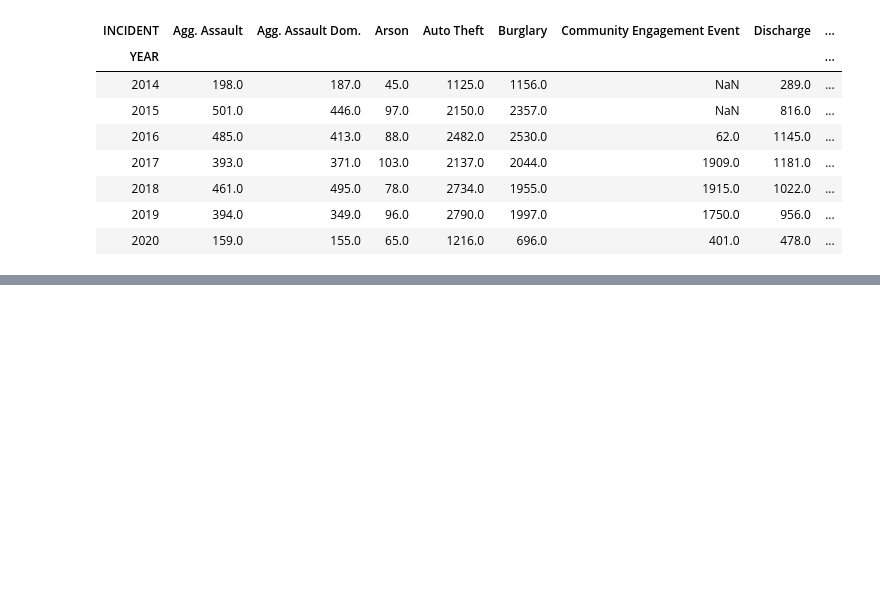
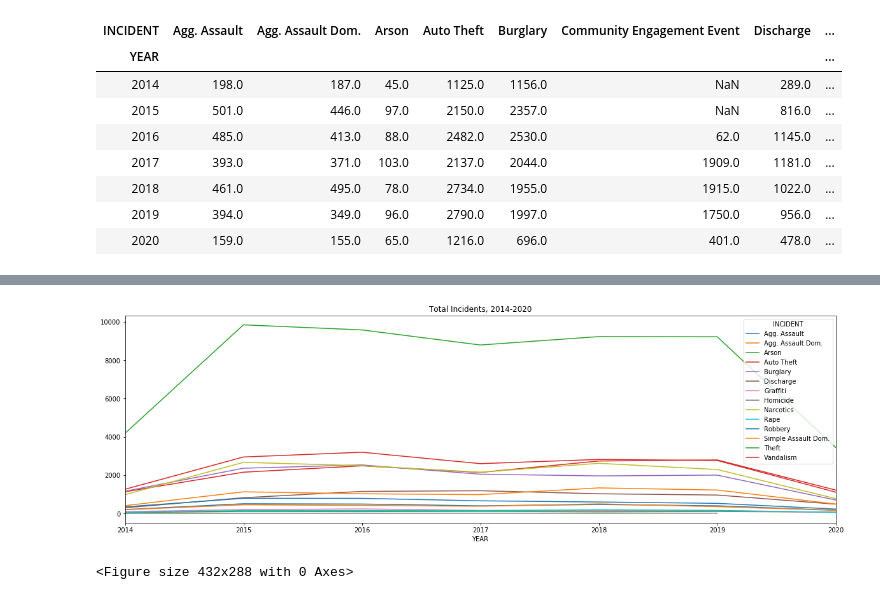
Before and after one commit to VallieTracy/StPaul-Crime-Incidents, a Jupyter notebook: main.ipynb, the cells around one changed output, grey strips where cells are left out. Cells and saved outputs as stored; diff of their text form; code cells hidden in the pictures; blank space fills up the shorter version.

Commit message:
have trend lines, needs to be cleaned up and formatted

```diff
--- a/main.ipynb
+++ b/main.ipynb
@@ -292,3 +307,8 @@ Incident_Total_df
 | 106 | 2020 | Theft | 3444 |
 | 107 | 2020 | Vandalism | 1106 |
 108 rows × 3 columns
+# %%
+# Reset the index and rename the column
+Incident_Total_df = Incident_Total_df.set_index("YEAR")
+# Preview
+Incident_Total_df
@@ -308,3 +343,8 @@ pivot_df
 | 2018 | 461.0 | 495.0 | 78.0 | 2734.0 | 1955.0 | 1915.0 | 1022.0 | ... |
 | 2019 | 394.0 | 349.0 | 96.0 | 2790.0 | 1997.0 | 1750.0 | 956.0 | ... |
 | 2020 | 159.0 | 155.0 | 65.0 | 1216.0 | 696.0 | 401.0 | 478.0 | ... |
+# %%
+incidents_df = pivot_df[["Agg. Assault", "Agg. Assault Dom.", "Arson","Auto Theft", "Burglary",
+                         "Discharge", "Graffiti", "Homicide", "Narcotics", "Rape", "Robbery",
+                         "Simple Assault Dom.", "Theft", "Vandalism"]]
+incidents_df
@@ -310,0 +361,10 @@ pivot_df
+# %%
+incidents_df.plot(kind="line", figsize=(20,6))
+# Set a title for the chart
+plt.title("Total Incidents, 2014-2020")
+
+plt.show()
+plt.tight_layout()
+# %% [output]
+[figure, added]
+<Figure size 432x288 with 0 Axes>
```
Also changed, not shown: parts of 5 cells of this notebook.
